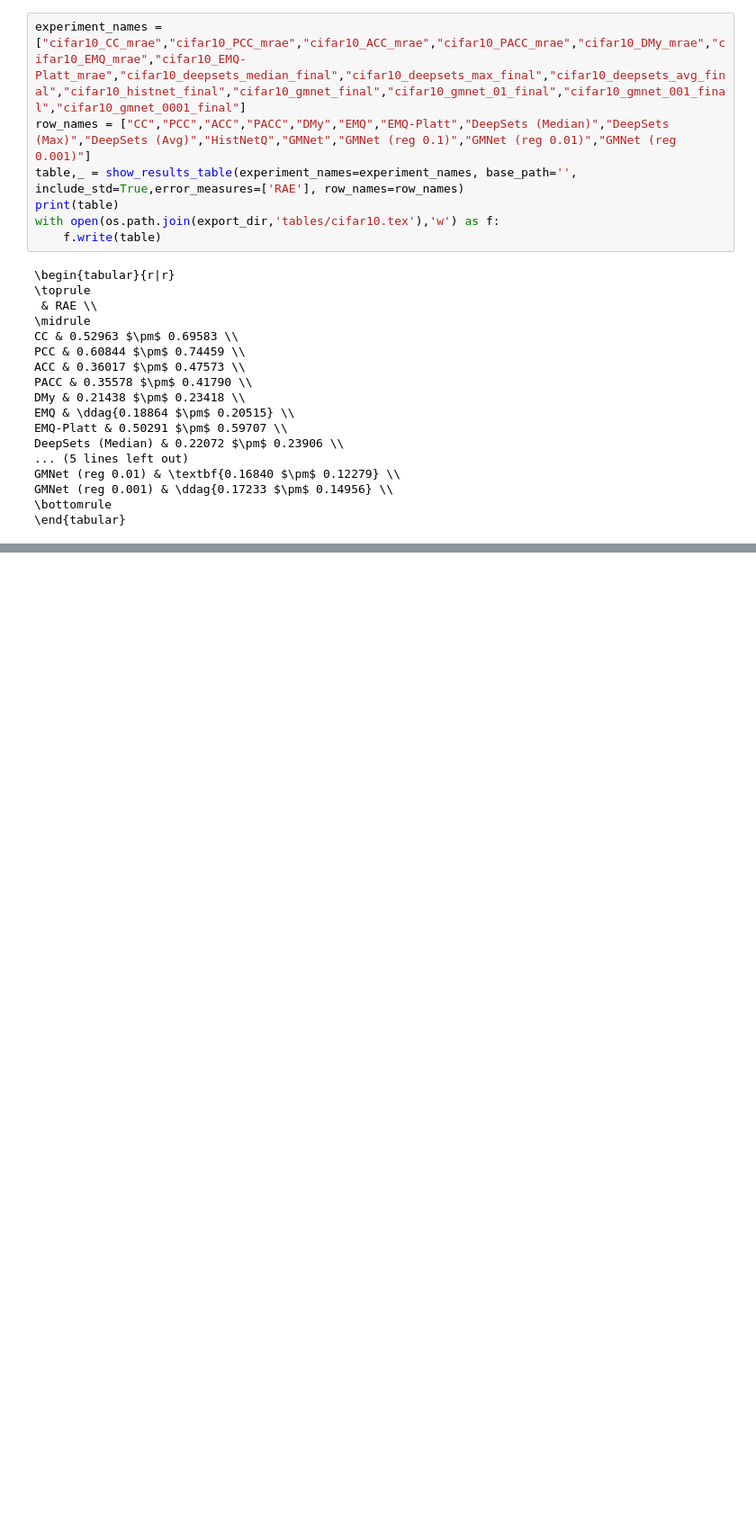
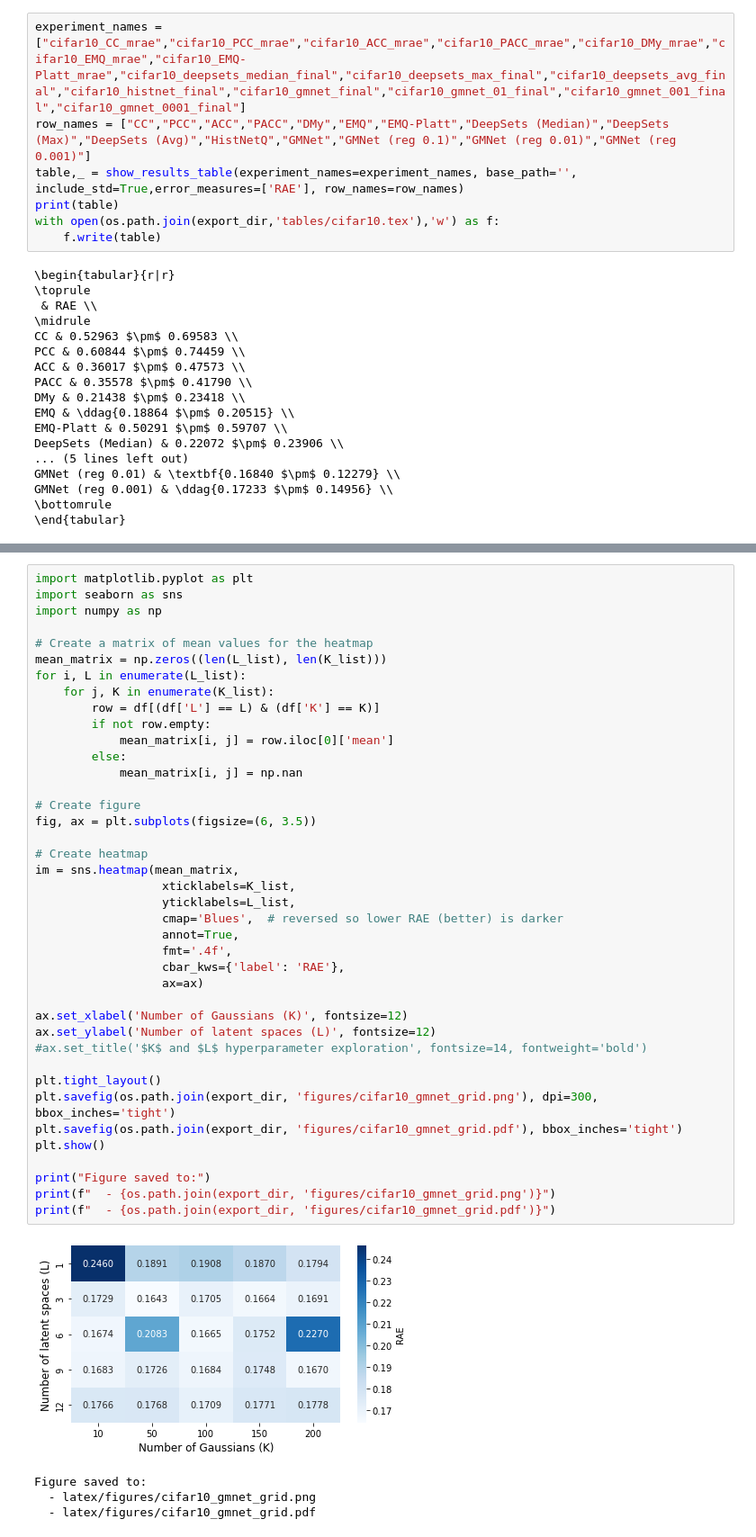
Before and after one commit to AICGijon/gmnet, a Jupyter notebook: experiments/cifar10/results.ipynb, the cells around one changed output, grey strips where cells are left out. Shown at 90% size. Cells and saved outputs as stored; diff of their text form; blank space fills up the shorter version.

```diff
--- a/experiments/cifar10/results.ipynb
+++ b/experiments/cifar10/results.ipynb
@@ -142,0 +238,45 @@ GMNet (reg 0.001) & \ddag{0.17233 $\pm$ 0.14956} \\
+# %%
+import matplotlib.pyplot as plt
+import seaborn as sns
+import numpy as np
+
+# Create a matrix of mean values for the heatmap
+mean_matrix = np.zeros((len(L_list), len(K_list)))
+for i, L in enumerate(L_list):
+    for j, K in enumerate(K_list):
+        row = df[(df['L'] == L) & (df['K'] == K)]
+        if not row.empty:
+            mean_matrix[i, j] = row.iloc[0]['mean']
+        else:
+            mean_matrix[i, j] = np.nan
+
+# Create figure
+fig, ax = plt.subplots(figsize=(6, 3.5))
+
+# Create heatmap
+im = sns.heatmap(mean_matrix,
+                  xticklabels=K_list,
+                  yticklabels=L_list,
+                  cmap='Blues',  # reversed so lower RAE (better) is darker
+                  annot=True,
+                  fmt='.4f',
+                  cbar_kws={'label': 'RAE'},
+                  ax=ax)
+
+ax.set_xlabel('Number of Gaussians (K)', fontsize=12)
+ax.set_ylabel('Number of latent spaces (L)', fontsize=12)
+#ax.set_title('$K$ and $L$ hyperparameter exploration', fontsize=14, fontweight='bold')
+
+plt.tight_layout()
+plt.savefig(os.path.join(export_dir, 'figures/cifar10_gmnet_grid.png'), dpi=300, bbox_inches='tight')
+plt.savefig(os.path.join(export_dir, 'figures/cifar10_gmnet_grid.pdf'), bbox_inches='tight')
+plt.show()
+
+print("Figure saved to:")
+print(f"  - {os.path.join(export_dir, 'figures/cifar10_gmnet_grid.png')}")
+print(f"  - {os.path.join(export_dir, 'figures/cifar10_gmnet_grid.pdf')}")
+# %% [output]
+[figure, added]
+Figure saved to:
+  - latex/figures/cifar10_gmnet_grid.png
+  - latex/figures/cifar10_gmnet_grid.pdf
```
Also changed, not shown: parts of 6 cells of this notebook.
